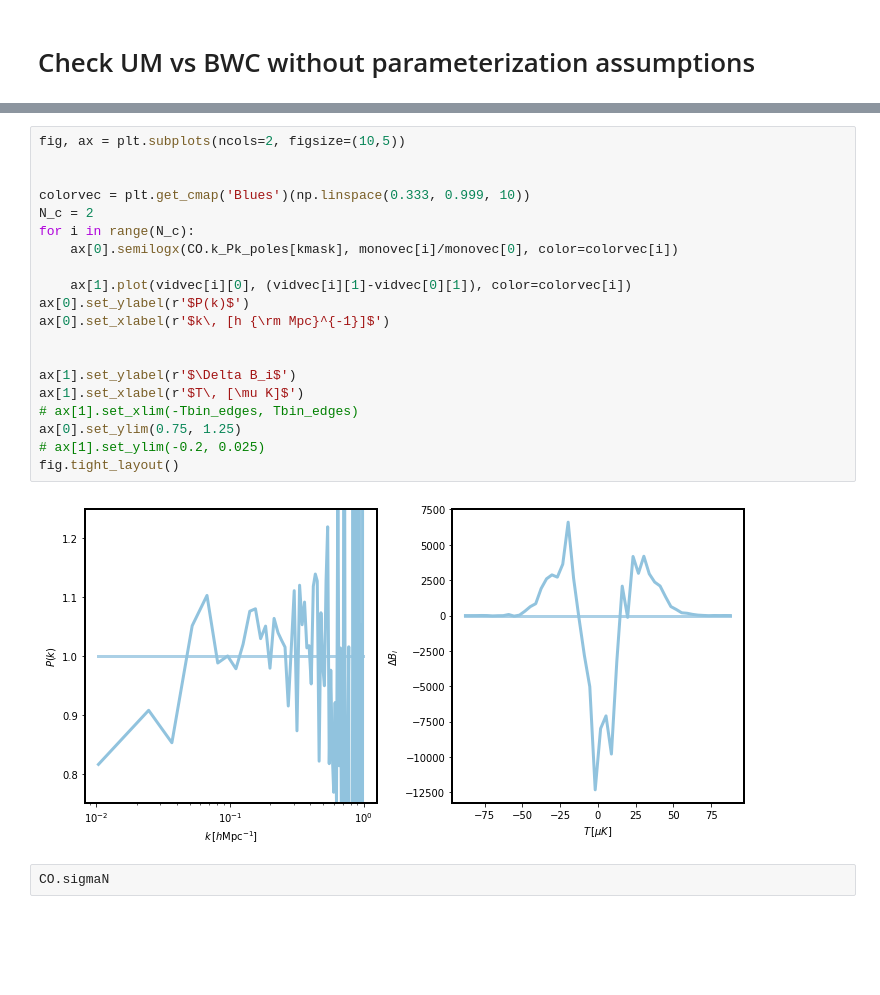
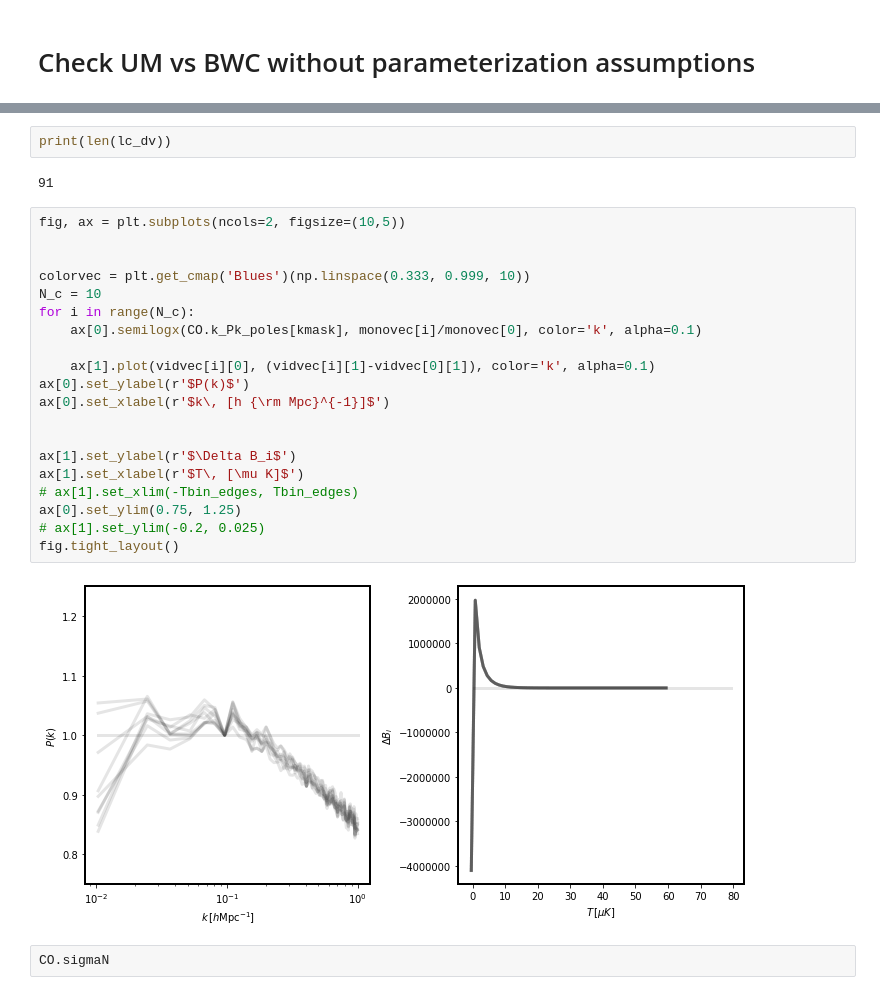
Before and after one commit to kokron/skyLine, a Jupyter notebook: notebooks/20211230-VarySlopePipeline.ipynb, the cells around one changed output, grey strips where cells are left out. Saved outputs shown, nothing was run; the diff lists cells and outputs as text; blank space fills up the shorter version.

```diff
--- a/notebooks/20211230-VarySlopePipeline.ipynb
+++ b/notebooks/20211230-VarySlopePipeline.ipynb
@@ -952,25 +986,29 @@ chi2vec_vid
+# %%
+print(len(lc_dv))
+# %% [output]
+91
 # %%
 fig, ax = plt.subplots(ncols=2, figsize=(10,5))
 
 
 colorvec = plt.get_cmap('Blues')(np.linspace(0.333, 0.999, 10))
-N_c = 2
+N_c = 10
 for i in range(N_c):
-    ax[0].semilogx(CO.k_Pk_poles[kmask], monovec[i]/monovec[0], color=colorvec[i])
+    ax[0].semilogx(CO.k_Pk_poles[kmask], monovec[i]/monovec[0], color='k', alpha=0.1)
 
-    ax[1].plot(vidvec[i][0], (vidvec[i][1]-vidvec[0][1]), color=colorvec[i])
+    ax[1].plot(vidvec[i][0], (vidvec[i][1]-vidvec[0][1]), color='k', alpha=0.1)
 ax[0].set_ylabel(r'$P(k)$')
 ax[0].set_xlabel(r'$k\, [h {\rm Mpc}^{-1}]$')
 
 
 ax[1].set_ylabel(r'$\Delta B_i$')
 ax[1].set_xlabel(r'$T\, [\mu K]$')
 # ax[1].set_xlim(-Tbin_edges, Tbin_edges)
 ax[0].set_ylim(0.75, 1.25)
 # ax[1].set_ylim(-0.2, 0.025)
 fig.tight_layout()
 # %% [output]
-[figure, old version]
+[figure, new version]
 # %%
 CO.sigmaN
 # %% [output]
```
Also changed, not shown: parts of 12 cells of this notebook.
